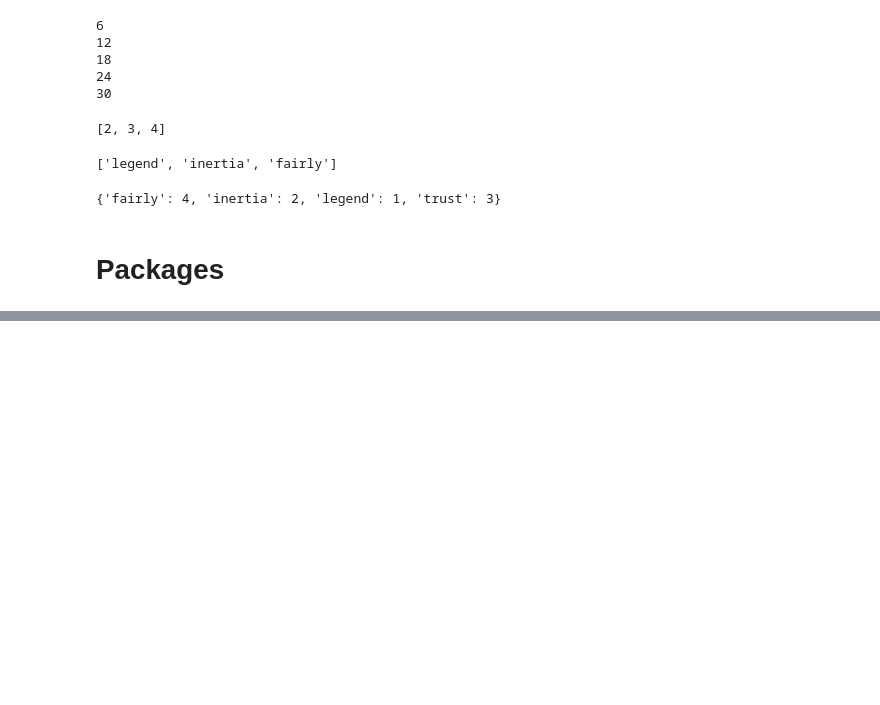
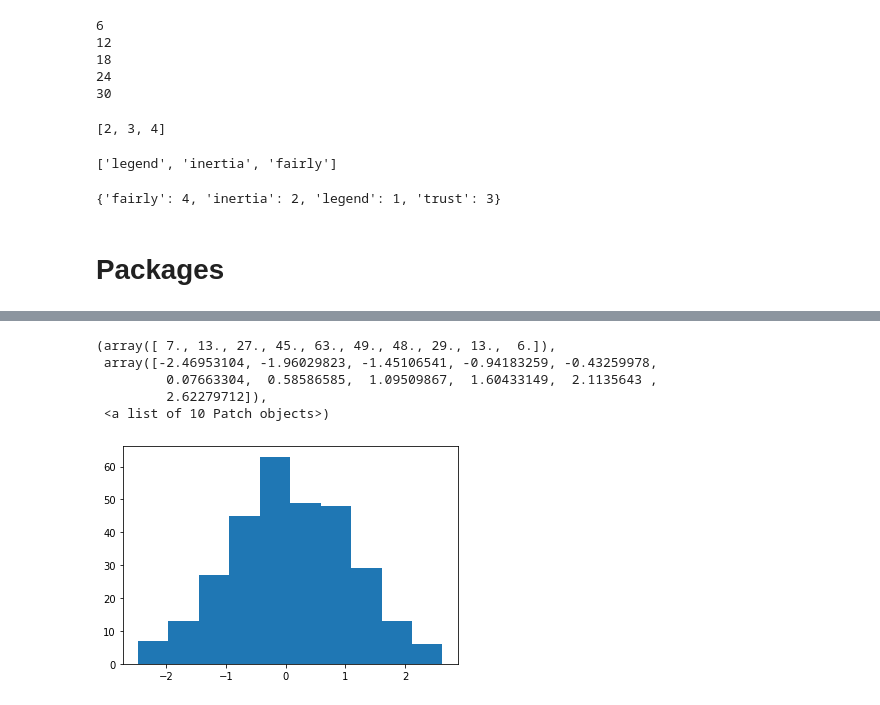
Before and after one commit to zara0128/class2022spring, a Jupyter notebook: 20220316.ipynb, the cells around one changed output, grey strips where cells are left out. Cells and saved outputs as stored; diff of their text form; code cells hidden in the pictures; blank space fills up the shorter version.

```diff
--- a/20220316.ipynb
+++ b/20220316.ipynb
@@ -227,0 +245,10 @@ import librosa
+# %%
+import matplotlib.pyplot
+plt.hist(n)
+# %% [output]
+(array([ 7., 13., 27., 45., 63., 49., 48., 29., 13.,  6.]),
+ array([-2.46953104, -1.96029823, -1.45106541, -0.94183259, -0.43259978,
+         0.07663304,  0.58586585,  1.09509867,  1.60433149,  2.1135643 ,
+         2.62279712]),
+ <a list of 10 Patch objects>)
+[figure, added]
```
Also changed, not shown: parts of 22 cells of this notebook.
